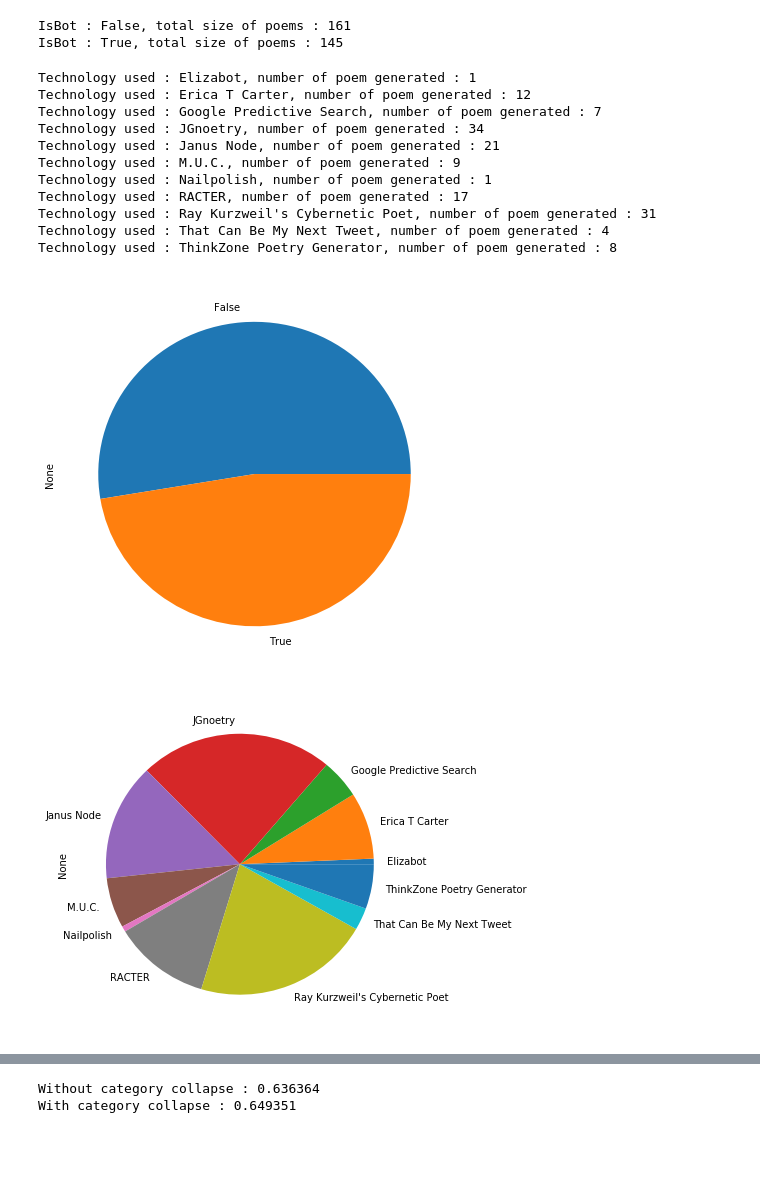
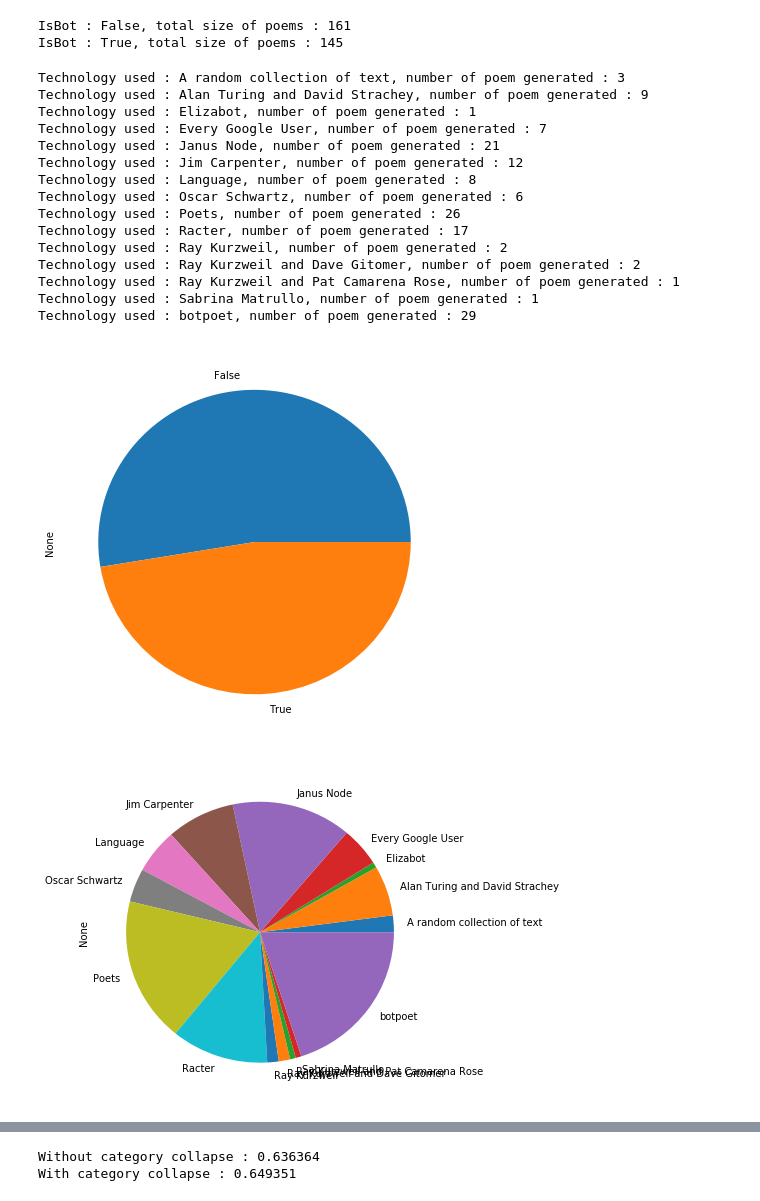
Before and after one commit to cedricviaccoz/botvsbotornot, a Jupyter notebook: ML on botpoemDotCom.ipynb, the cells around one changed output, grey strips where cells are left out. Saved outputs shown, nothing was run; the diff lists cells and outputs as text; code cells hidden in the pictures; blank space fills up the shorter version.

```diff
--- a/ML on botpoemDotCom.ipynb
+++ b/ML on botpoemDotCom.ipynb
@@ -26,32 +44,36 @@ IsBot : True, total size of poems : 145
 # %%
 for key, item in grouped:
     if key:
-        technologies = item.groupby(by='using')
+        technologies = item.groupby(by='madeBy')
 
 for key, item in technologies:
     print("Technology used : {}, number of poem generated : {}".format(key, len(item)))
 
 a = grouped.size()
 a.plot.pie(figsize=(7,7))
 plt.show()
 
 b = technologies.size()
 b.plot.pie(figsize=(6,6))
 plt.show()
 # %% [output]
+Technology used : A random collection of text, number of poem generated : 3
+Technology used : Alan Turing and David Strachey, number of poem generated : 9
 Technology used : Elizabot, number of poem generated : 1
-Technology used : Erica T Carter, number of poem generated : 12
-Technology used : Google Predictive Search, number of poem generated : 7
-Technology used : JGnoetry, number of poem generated : 34
+Technology used : Every Google User, number of poem generated : 7
 Technology used : Janus Node, number of poem generated : 21
-Technology used : M.U.C., number of poem generated : 9
-Technology used : Nailpolish, number of poem generated : 1
-Technology used : RACTER, number of poem generated : 17
-Technology used : Ray Kurzweil's Cybernetic Poet, number of poem generated : 31
-Technology used : That Can Be My Next Tweet, number of poem generated : 4
-Technology used : ThinkZone Poetry Generator, number of poem generated : 8
+Technology used : Jim Carpenter, number of poem generated : 12
+Technology used : Language, number of poem generated : 8
+Technology used : Oscar Schwartz, number of poem generated : 6
+Technology used : Poets, number of poem generated : 26
+Technology used : Racter, number of poem generated : 17
+Technology used : Ray Kurzweil, number of poem generated : 2
+Technology used : Ray Kurzweil and Dave Gitomer, number of poem generated : 2
+Technology used : Ray Kurzweil and Pat Camarena Rose, number of poem generated : 1
+Technology used : Sabrina Matrullo, number of poem generated : 1
+Technology used : botpoet, number of poem generated : 29
 [figure]
-[figure, old version]
+[figure, new version]
 # %%
 #I will assign a score to each poem, to be able to sort them.
 def assignScore(row):
```
Also changed, not shown: parts of 1 cell of this notebook, 2 other files.
